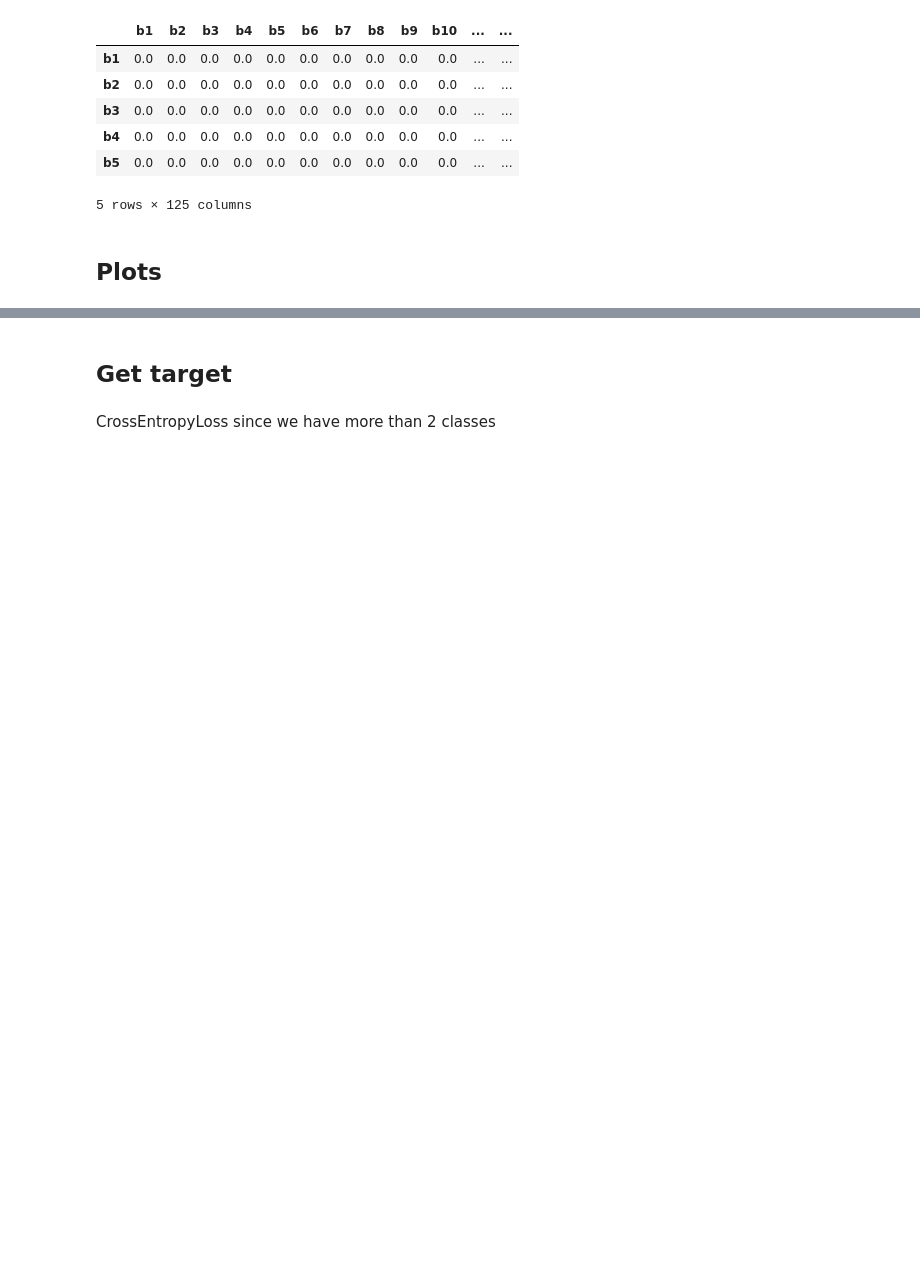
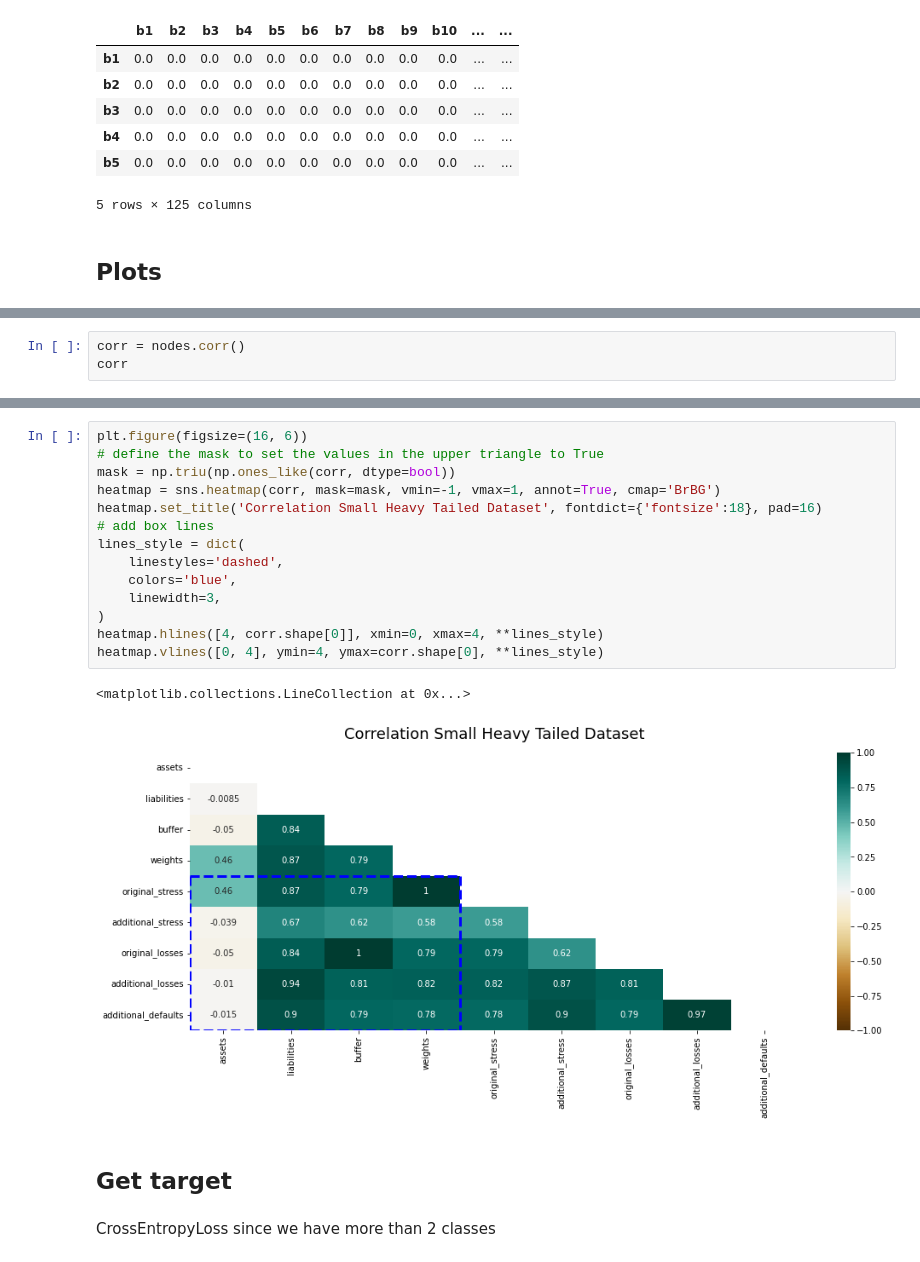
Before and after one commit to vibalcam/gnn-systemic-risk, a Jupyter notebook: notebooks/dataset.ipynb, the cells around one changed output, grey strips where cells are left out. Cells and saved outputs as stored; diff of their text form; blank space fills up the shorter version.

```diff
--- a/notebooks/dataset.ipynb
+++ b/notebooks/dataset.ipynb
@@ -35,0 +87,3 @@ network.head()
+# %%
+corr = nodes.corr()
+corr
@@ -36,3 +101,20 @@ network.head()
+# %%
+plt.figure(figsize=(16, 6))
+# define the mask to set the values in the upper triangle to True
+mask = np.triu(np.ones_like(corr, dtype=bool))
+heatmap = sns.heatmap(corr, mask=mask, vmin=-1, vmax=1, annot=True, cmap='BrBG')
+heatmap.set_title('Correlation Small Heavy Tailed Dataset', fontdict={'fontsize':18}, pad=16)
+# add box lines
+lines_style = dict(
+    linestyles='dashed',
+    colors='blue',
+    linewidth=3,
+)
+heatmap.hlines([4, corr.shape[0]], xmin=0, xmax=4, **lines_style)
+heatmap.vlines([0, 4], ymin=4, ymax=corr.shape[0], **lines_style)
+# %% [output]
+<matplotlib.collections.LineCollection at 0x...>
+[figure, added]
 # %% [markdown]
 ## Get target
 # %% [markdown]
```
Also changed, not shown: parts of 16 cells of this notebook, 3 other files.
